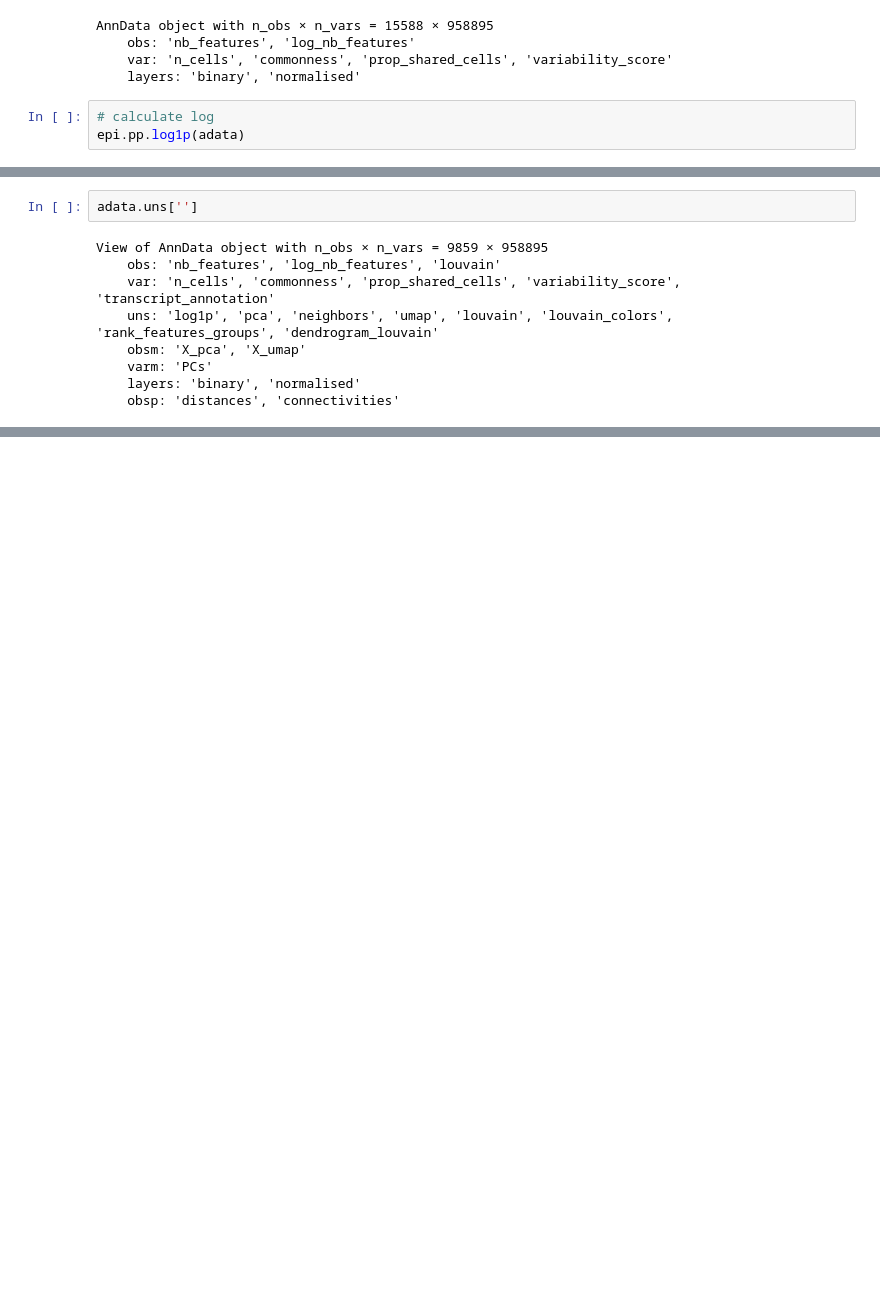
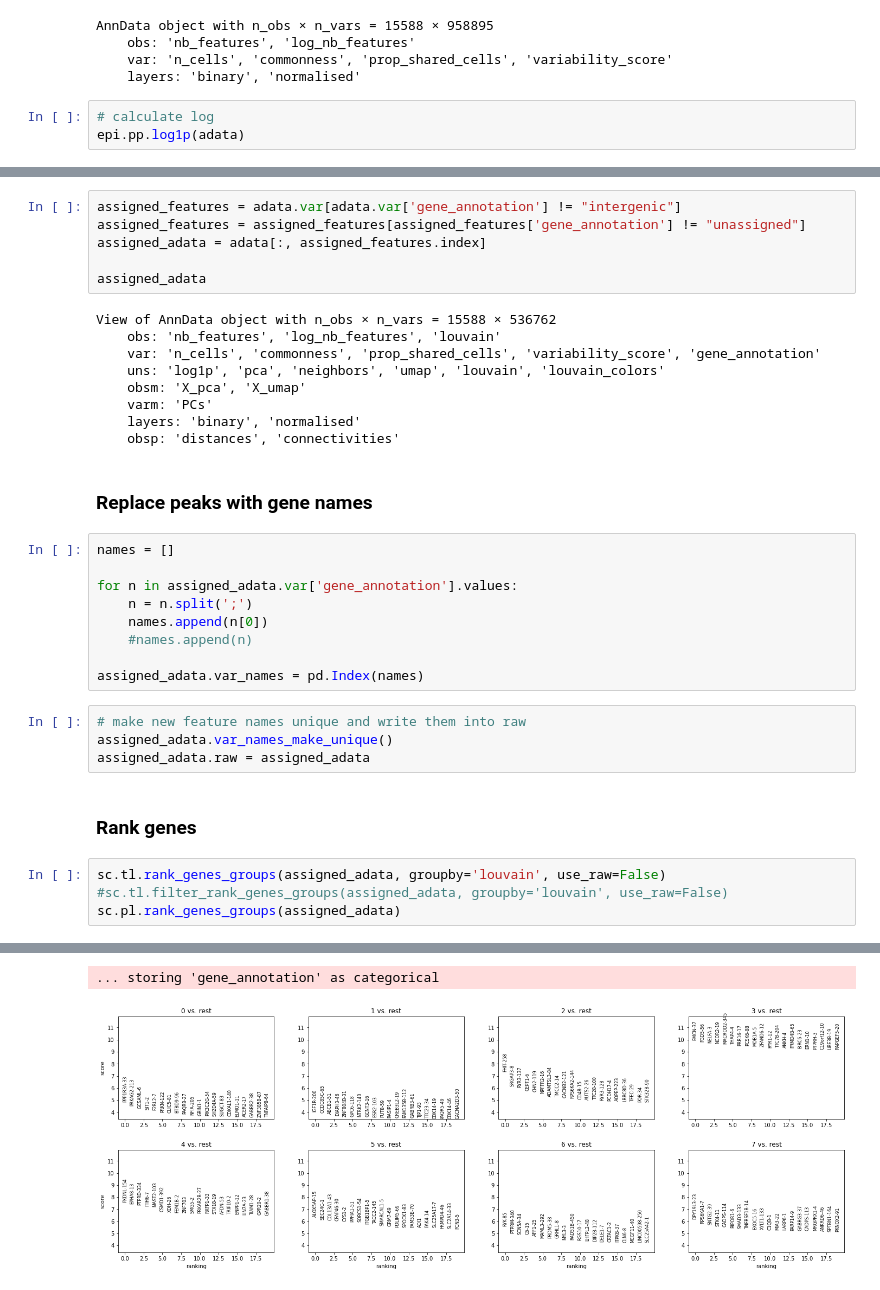
Before and after one commit to loosolab/Datenanalyse-2021, a Jupyter notebook: wp1/preprocessing/preprocessing1.8.ipynb, the cells around one changed output, grey strips where cells are left out. Drawn from its saved outputs; the diff is of its cells as text; blank space fills up the shorter version.

```diff
--- a/wp1/preprocessing/preprocessing1.8.ipynb
+++ b/wp1/preprocessing/preprocessing1.8.ipynb
@@ -93,11 +96,37 @@ Trying to set attribute `.var` of view, copying.
 # %%
-adata.uns['']
+assigned_features = adata.var[adata.var['gene_annotation'] != "intergenic"]
+assigned_features = assigned_features[assigned_features['gene_annotation'] != "unassigned"]
+assigned_adata = adata[:, assigned_features.index]
+
+assigned_adata
 # %% [output]
-View of AnnData object with n_obs × n_vars = 9859 × 958895
+View of AnnData object with n_obs × n_vars = 15588 × 536762
     obs: 'nb_features', 'log_nb_features', 'louvain'
-    var: 'n_cells', 'commonness', 'prop_shared_cells', 'variability_score', 'transcript_annotation'
-    uns: 'log1p', 'pca', 'neighbors', 'umap', 'louvain', 'louvain_colors', 'rank_features_groups', 'dendrogram_louvain'
+    var: 'n_cells', 'commonness', 'prop_shared_cells', 'variability_score', 'gene_annotation'
+    uns: 'log1p', 'pca', 'neighbors', 'umap', 'louvain', 'louvain_colors'
     obsm: 'X_pca', 'X_umap'
     varm: 'PCs'
     layers: 'binary', 'normalised'
     obsp: 'distances', 'connectivities'
+# %% [markdown]
+### Replace peaks with gene names
+# %%
+names = []
+
+for n in assigned_adata.var['gene_annotation'].values:
+    n = n.split(';')
+    names.append(n[0])
+    #names.append(n)
+
+assigned_adata.var_names = pd.Index(names)
+# %%
+# make new feature names unique and write them into raw
+assigned_adata.var_names_make_unique()
+assigned_adata.raw = assigned_adata
+# %% [markdown]
+### Rank genes
+# %%
+sc.tl.rank_genes_groups(assigned_adata, groupby='louvain', use_raw=False)
+#sc.tl.filter_rank_genes_groups(assigned_adata, groupby='louvain', use_raw=False)
+sc.pl.rank_genes_groups(assigned_adata)
+# %% [output]
@@ -103,0 +134,2 @@ View of AnnData object with n_obs × n_vars = 9859 × 958895
+... storing 'gene_annotation' as categorical
+[figure, added]
```
Also changed, not shown: parts of 24 cells of this notebook, 1 other file.
